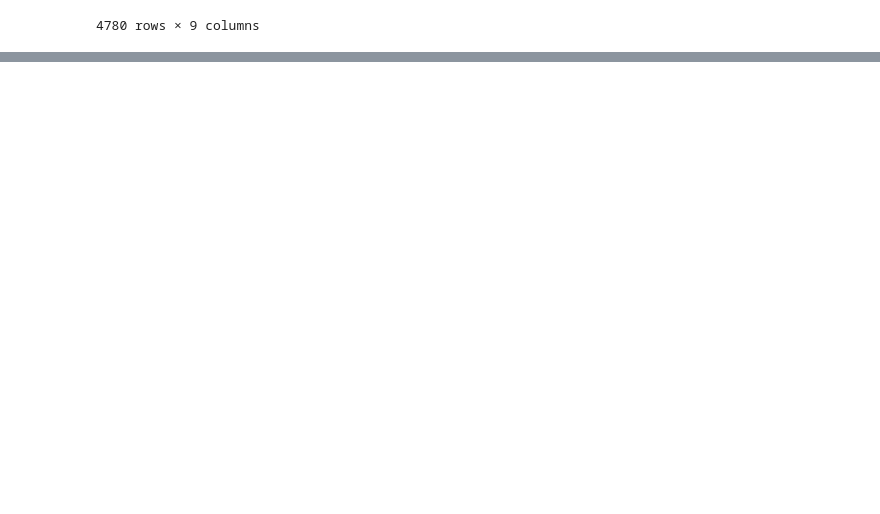
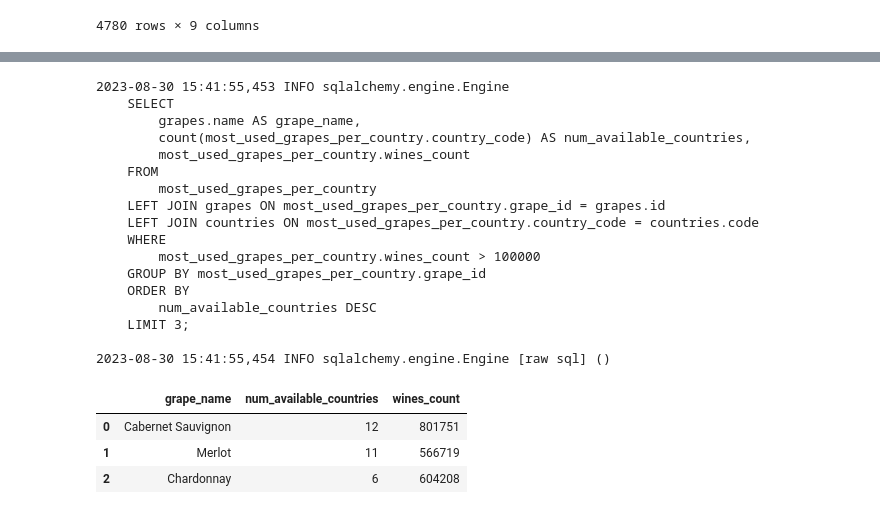
Before and after one commit to moni2code/project_vivino, a Jupyter notebook: notebooks/vivino_analysis_combination.ipynb, the cells around one changed output, grey strips where cells are left out. Drawn from its saved outputs; the diff is of its cells as text; code cells hidden in the pictures; blank space fills up the shorter version.

Commit message:
vivino_analysis_combination : quest #4 answered

```diff
--- a/notebooks/vivino_analysis_combination.ipynb
+++ b/notebooks/vivino_analysis_combination.ipynb
@@ -473,0 +452,53 @@ The requested 'flavor_key' belongs to 'citrus_fruit' 'flavor_group'
+# %%
+# 1. Find the top 3 most common grape all over the world
+
+query_4 = vivino_engine.execute(
+    """
+    SELECT
+        grapes.name AS grape_name,
+        count(most_used_grapes_per_country.country_code) AS num_available_countries,
+        most_used_grapes_per_country.wines_count
+    FROM
+        most_used_grapes_per_country
+    LEFT JOIN grapes ON most_used_grapes_per_country.grape_id = grapes.id
+    LEFT JOIN countries ON most_used_grapes_per_country.country_code = countries.code
+    WHERE
+        most_used_grapes_per_country.wines_count > 100000
+    GROUP BY most_used_grapes_per_country.grape_id
+    ORDER BY
+        num_available_countries DESC
+    LIMIT 3;
+    """
+)
+
+## Fetch query_4 and initialize into df_most_common_grapes
+fetch_query_4 = query_4.fetchall()
+df_most_common_grapes = pd.DataFrame(
+    fetch_query_4,
+    columns=query_4.keys()
+)
+
+## display df_most_common_grapes
+display(df_most_common_grapes)
+# %% [output]
+2023-08-30 15:41:55,453 INFO sqlalchemy.engine.Engine
+    SELECT
+        grapes.name AS grape_name,
+        count(most_used_grapes_per_country.country_code) AS num_available_countries,
+        most_used_grapes_per_country.wines_count
+    FROM
+        most_used_grapes_per_country
+    LEFT JOIN grapes ON most_used_grapes_per_country.grape_id = grapes.id
+    LEFT JOIN countries ON most_used_grapes_per_country.country_code = countries.code
+    WHERE
+        most_used_grapes_per_country.wines_count > 100000
+    GROUP BY most_used_grapes_per_country.grape_id
+    ORDER BY
+        num_available_countries DESC
+    LIMIT 3;
+
+2023-08-30 15:41:55,454 INFO sqlalchemy.engine.Engine [raw sql] ()
+|  | grape_name | num_available_countries | wines_count |
+| 0 | Cabernet Sauvignon | 12 | 801751 |
+| 1 | Merlot | 11 | 566719 |
+| 2 | Chardonnay | 6 | 604208 |
```
Also changed, not shown: parts of 8 cells of this notebook.
